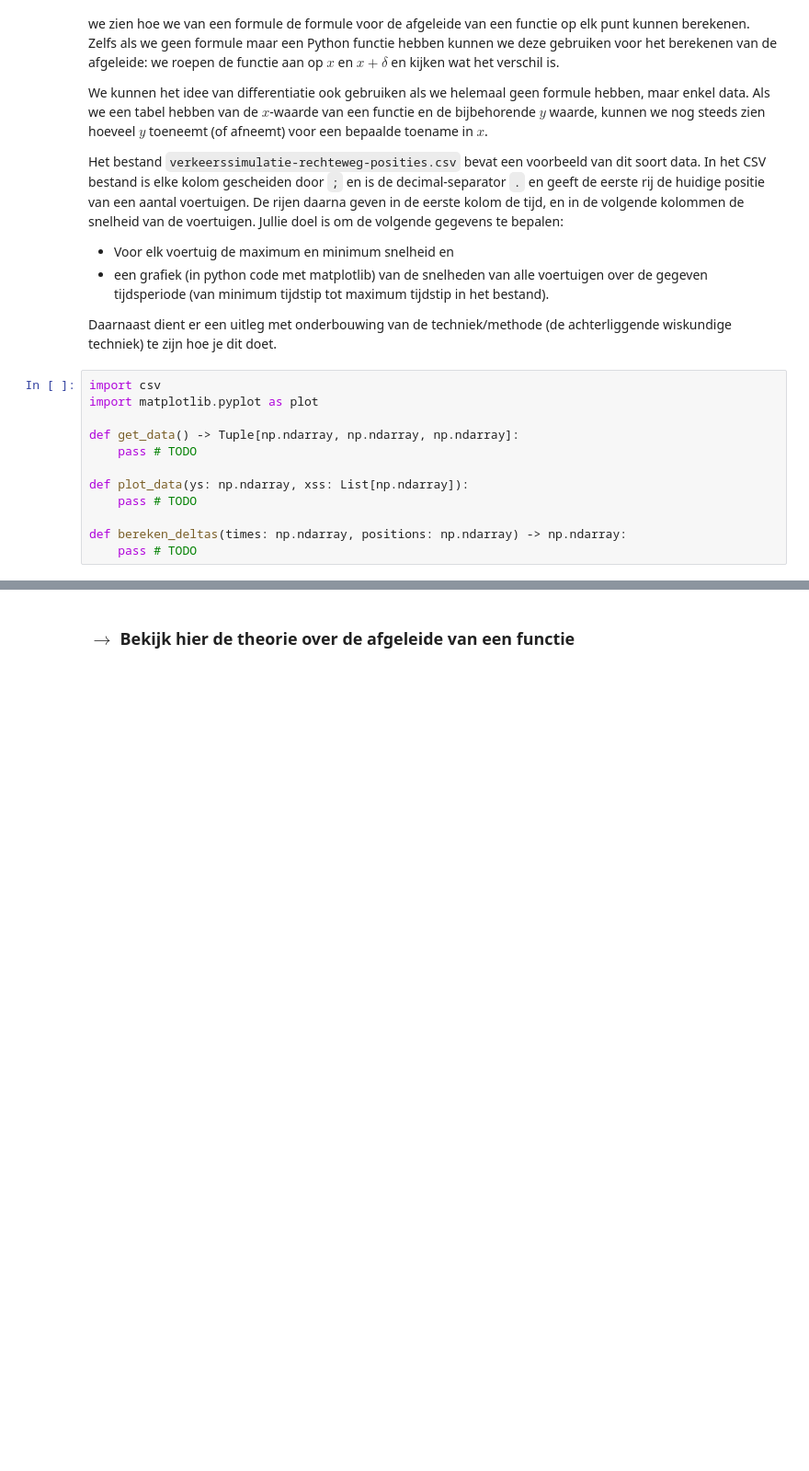
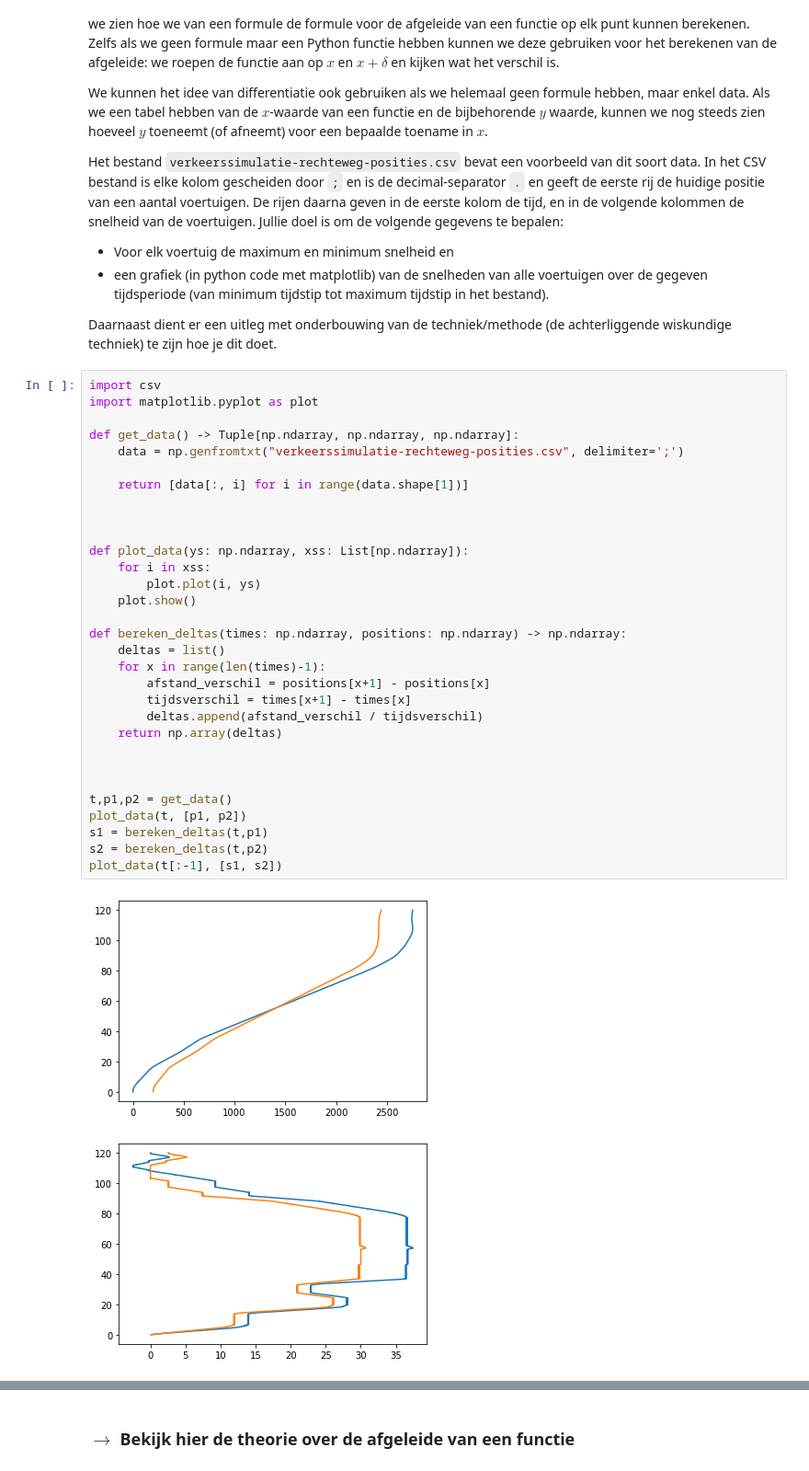
Before and after one commit to hassoonsy2/Analytical_Computing, a Jupyter notebook: 2 Calculus.ipynb, the cells around one changed output, grey strips where cells are left out. Shown at 92% size. Cells and saved outputs as stored; diff of their text form; blank space fills up the shorter version.

```diff
--- a/2 Calculus.ipynb
+++ b/2 Calculus.ipynb
@@ -144,14 +194,36 @@ Daarnaast dient er een uitleg met onderbouwing van de techniek/methode (de achte
 # %%
 import csv
 import matplotlib.pyplot as plot
 
 def get_data() -> Tuple[np.ndarray, np.ndarray, np.ndarray]:
-    pass # TODO
+    data = np.genfromtxt("verkeerssimulatie-rechteweg-posities.csv", delimiter=';')
+
+    return [data[:, i] for i in range(data.shape[1])]
+
+
 
 def plot_data(ys: np.ndarray, xss: List[np.ndarray]):
-    pass # TODO
+    for i in xss:
+        plot.plot(i, ys)
+    plot.show()
 
 def bereken_deltas(times: np.ndarray, positions: np.ndarray) -> np.ndarray:
-    pass # TODO
+    deltas = list()
+    for x in range(len(times)-1):
+        afstand_verschil = positions[x+1] - positions[x]
+        tijdsverschil = times[x+1] - times[x]
+        deltas.append(afstand_verschil / tijdsverschil)
+    return np.array(deltas)
+
+
+
+t,p1,p2 = get_data()
+plot_data(t, [p1, p2])
+s1 = bereken_deltas(t,p1)
+s2 = bereken_deltas(t,p2)
+plot_data(t[:-1], [s1, s2])
+# %% [output]
+[figure, added]
+[figure, added]
 # %%
 ac_tests.test_verkeer_snelheden(get_data, bereken_deltas)
```
Also changed, not shown: parts of 15 cells of this notebook.
